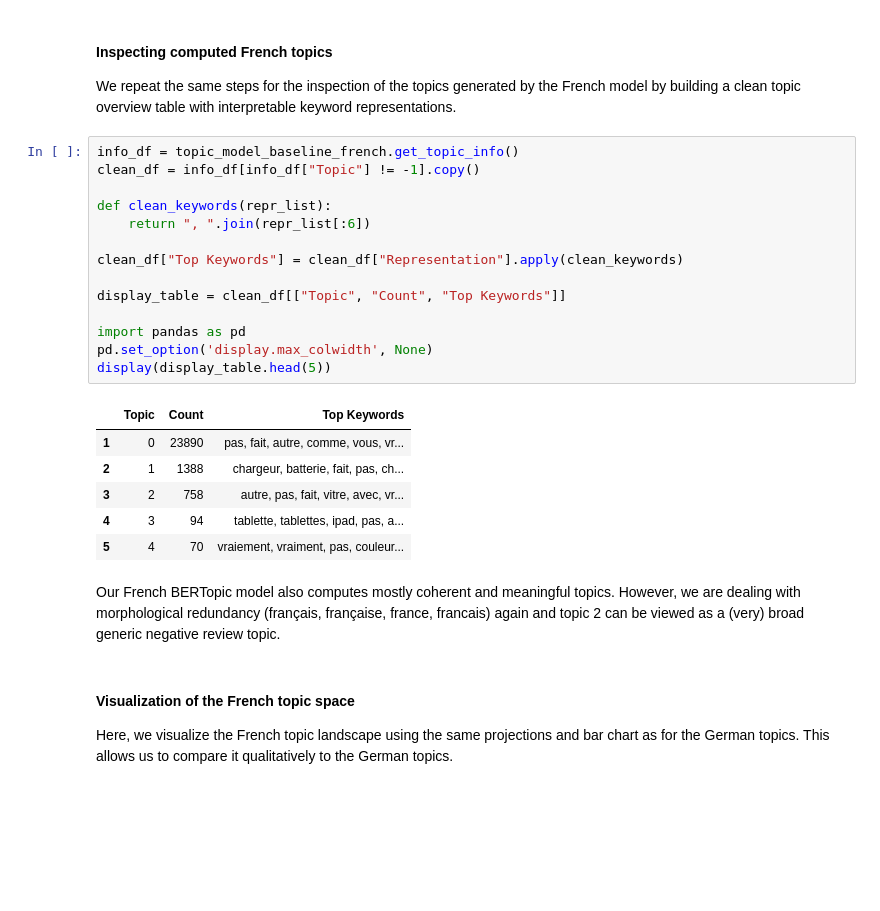
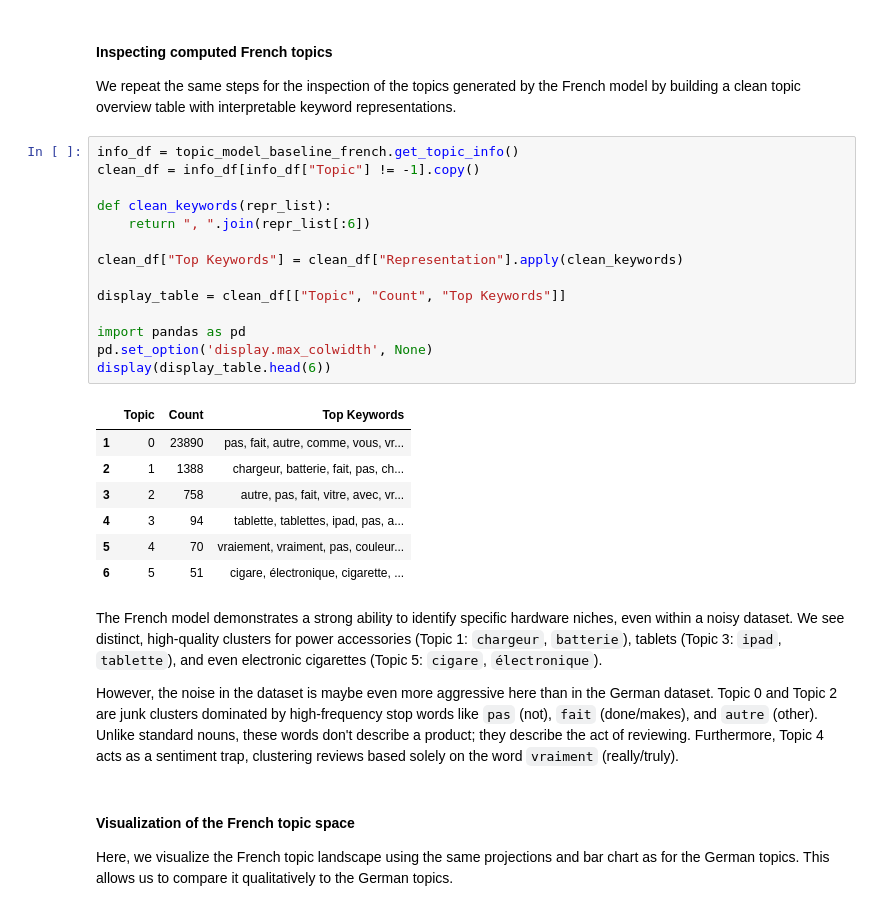
Before and after one commit to aeroonn/MachineLearning_NLP, a Jupyter notebook: diff_langs.ipynb, the cells around one changed output. Cells and saved outputs as stored; diff of their text form; blank space fills up the shorter version.

```diff
--- a/diff_langs.ipynb
+++ b/diff_langs.ipynb
@@ -178,26 +165,30 @@ We repeat the same steps for the inspection of the topics generated by the Frenc
 # %%
 info_df = topic_model_baseline_french.get_topic_info()
 clean_df = info_df[info_df["Topic"] != -1].copy()
 
 def clean_keywords(repr_list):
     return ", ".join(repr_list[:6])
 
 clean_df["Top Keywords"] = clean_df["Representation"].apply(clean_keywords)
 
 display_table = clean_df[["Topic", "Count", "Top Keywords"]]
 
 import pandas as pd
 pd.set_option('display.max_colwidth', None)
-display(display_table.head(5))
+display(display_table.head(6))
 # %% [output]
 |  | Topic | Count | Top Keywords |
 | 1 | 0 | 23890 | pas, fait, autre, comme, vous, vr... |
 | 2 | 1 | 1388 | chargeur, batterie, fait, pas, ch... |
 | 3 | 2 | 758 | autre, pas, fait, vitre, avec, vr... |
 | 4 | 3 | 94 | tablette, tablettes, ipad, pas, a... |
 | 5 | 4 | 70 | vraiement, vraiment, pas, couleur... |
+| 6 | 5 | 51 | cigare, électronique, cigarette, ... |
 # %% [markdown]
-Our French BERTopic model also computes mostly coherent and meaningful topics. However, we are dealing with morphological redundancy (français, française, france, francais) again and topic 2 can be viewed as a (very) broad generic negative review topic.
+
+The French model demonstrates a strong ability to identify specific hardware niches, even within a noisy dataset. We see distinct, high-quality clusters for power accessories (Topic 1: `chargeur`, `batterie`), tablets (Topic 3: `ipad`, `tablette`), and even electronic cigarettes (Topic 5: `cigare`, `électronique`).
+
+However, the noise in the dataset is maybe even more aggressive here than in the German dataset. Topic 0 and Topic 2 are junk clusters dominated by high-frequency stop words like `pas` (not), `fait` (done/makes), and `autre` (other). Unlike standard nouns, these words don't describe a product; they describe the act of reviewing. Furthermore, Topic 4 acts as a sentiment trap, clustering reviews based solely on the word `vraiment` (really/truly).
 # %% [markdown]
 #### **Visualization of the French topic space**
 
```
Also changed, not shown: parts of 12 cells of this notebook, 2 other files.
